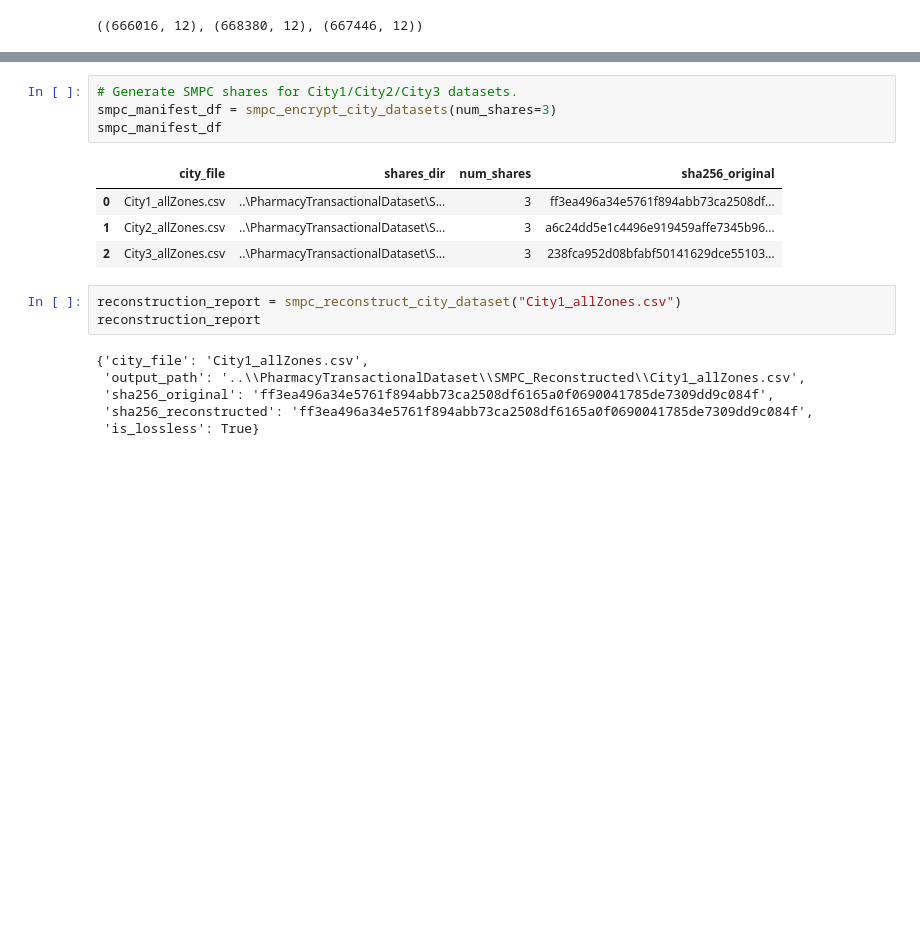
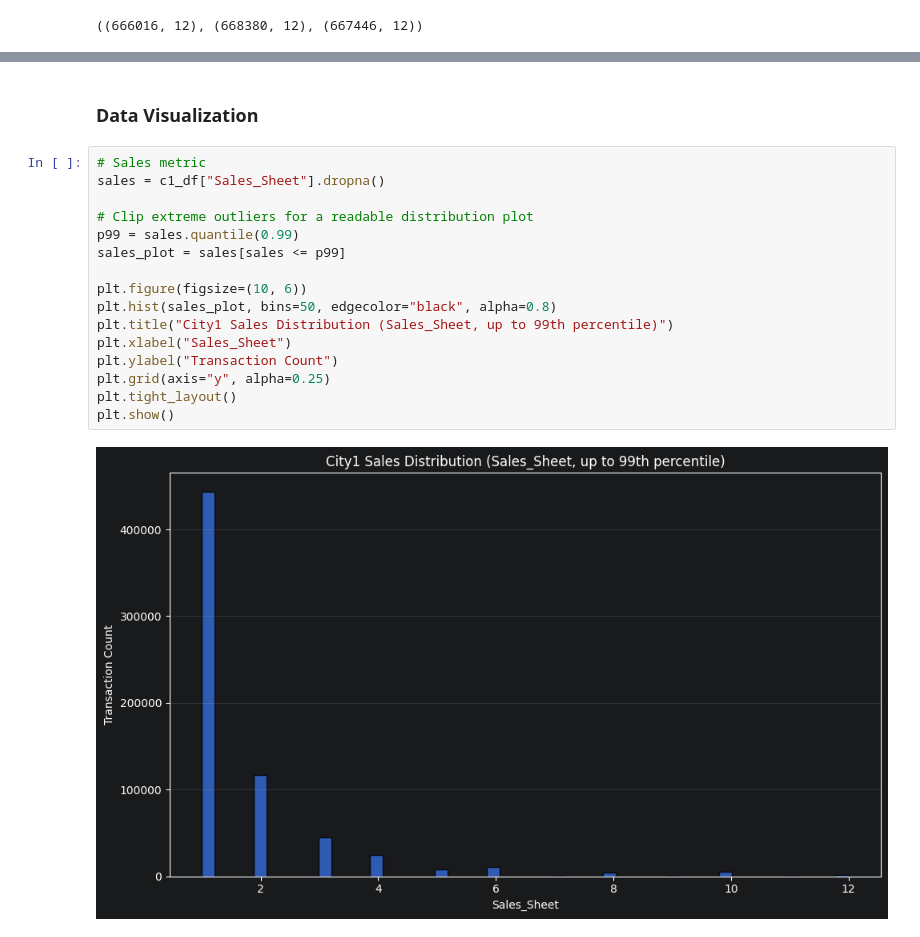
Before and after one commit to opsfrosty/federated_learning, a Jupyter notebook: Notebooks/DatasetPrep.ipynb, the cells around one changed output, grey strips where cells are left out. Cells and saved outputs as stored; diff of their text form; blank space fills up the shorter version.

Commit message:
data visualisation

```diff
--- a/Notebooks/DatasetPrep.ipynb
+++ b/Notebooks/DatasetPrep.ipynb
@@ -194,18 +82,20 @@ def smpc_reconstruct_city_dataset(
-# %%
-# Generate SMPC shares for City1/City2/City3 datasets.
-smpc_manifest_df = smpc_encrypt_city_datasets(num_shares=3)
-smpc_manifest_df
-# %% [output]
-|  | city_file | shares_dir | num_shares | sha256_original |
-| 0 | City1_allZones.csv | ..\PharmacyTransactionalDataset\S... | 3 | ff3ea496a34e5761f894abb73ca2508df... |
-| 1 | City2_allZones.csv | ..\PharmacyTransactionalDataset\S... | 3 | a6c24dd5e1c4496e919459affe7345b96... |
-| 2 | City3_allZones.csv | ..\PharmacyTransactionalDataset\S... | 3 | 238fca952d08bfabf50141629dce55103... |
-# %%
-reconstruction_report = smpc_reconstruct_city_dataset("City1_allZones.csv")
-reconstruction_report
-# %% [output]
-{'city_file': 'City1_allZones.csv',
- 'output_path': '..\\PharmacyTransactionalDataset\\SMPC_Reconstructed\\City1_allZones.csv',
- 'sha256_original': 'ff3ea496a34e5761f894abb73ca2508df6165a0f0690041785de7309dd9c084f',
- 'sha256_reconstructed': 'ff3ea496a34e5761f894abb73ca2508df6165a0f0690041785de7309dd9c084f',
- 'is_lossless': True}
+# %% [markdown]
+### Data Visualization
+# %%
+# Sales metric
+sales = c1_df["Sales_Sheet"].dropna()
+
+# Clip extreme outliers for a readable distribution plot
+p99 = sales.quantile(0.99)
+sales_plot = sales[sales <= p99]
+
+plt.figure(figsize=(10, 6))
+plt.hist(sales_plot, bins=50, edgecolor="black", alpha=0.8)
+plt.title("City1 Sales Distribution (Sales_Sheet, up to 99th percentile)")
+plt.xlabel("Sales_Sheet")
+plt.ylabel("Transaction Count")
+plt.grid(axis="y", alpha=0.25)
+plt.tight_layout()
+plt.show()
+# %% [output]
+[figure, added]
```
Also changed, not shown: parts of 5 cells of this notebook, 1 other file.
